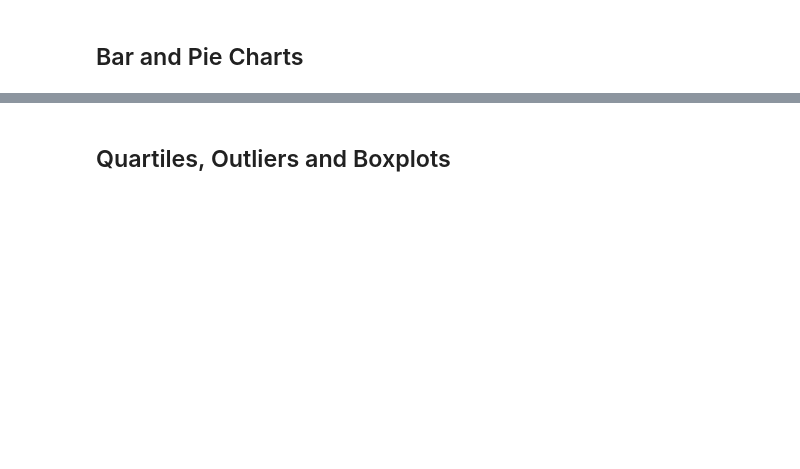
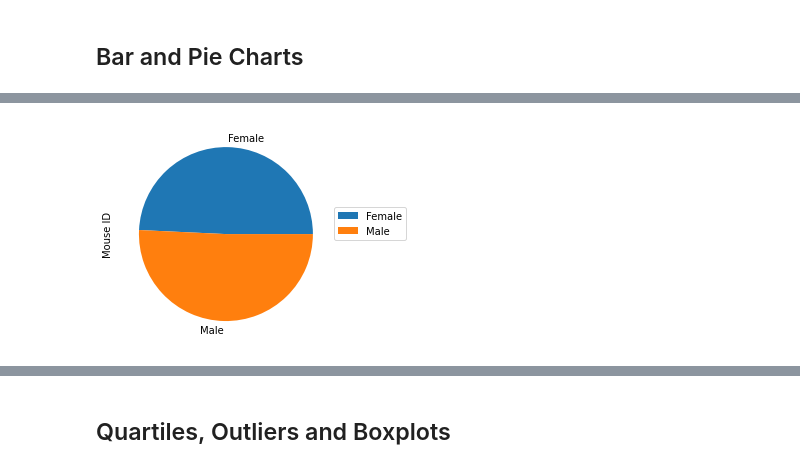
Before and after one commit to BananasFoster623/matplotlib-challenge, a Jupyter notebook: pymaceuticals_starter.ipynb, the cells around one changed output, grey strips where cells are left out. Cells and saved outputs as stored; diff of their text form; code cells hidden in the pictures; blank space fills up the shorter version.

```diff
--- a/pymaceuticals_starter.ipynb
+++ b/pymaceuticals_starter.ipynb
@@ -70,4 +136,13 @@ The number of mice in our dataset is what we expected at 249.
+# %%
+# Create the pie chart DataFrame and sort values for proper output
+sexGroup = clean_df.groupby('Sex').count()
 # %%
 # Generate a pie plot showing the distribution of female versus male mice using pandas
+# NOTE: need to use DataFrame.plot()
+
+pie1 = sexGroup.plot.pie(y='Mouse ID')
+pie1 = plt.legend(bbox_to_anchor=(1.35,0.55), loc='right')
+# %% [output]
+[figure, added]
 # %%
 # Generate a pie plot showing the distribution of female versus male mice using pyplot
```
Also changed, not shown: parts of 31 cells of this notebook.
